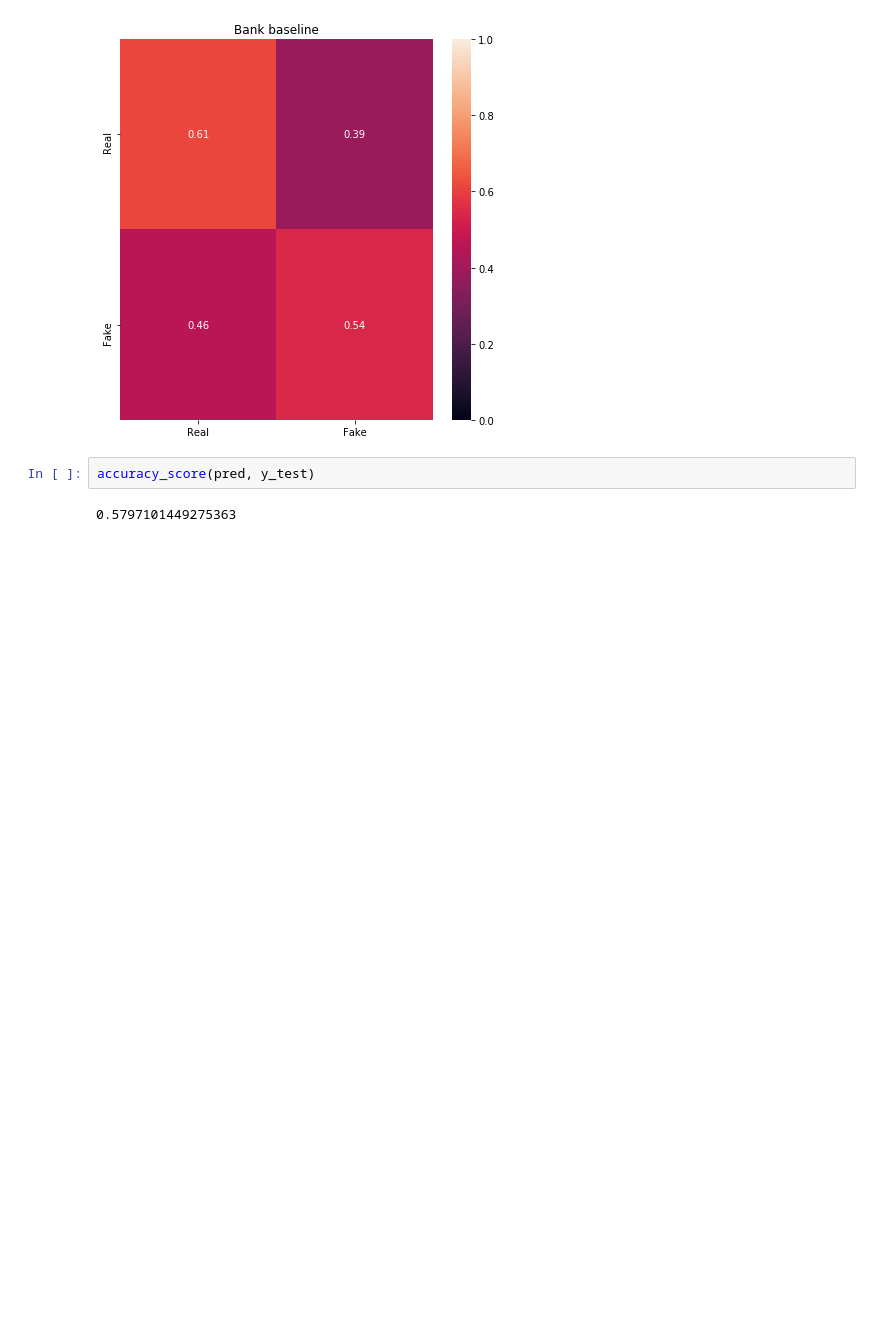
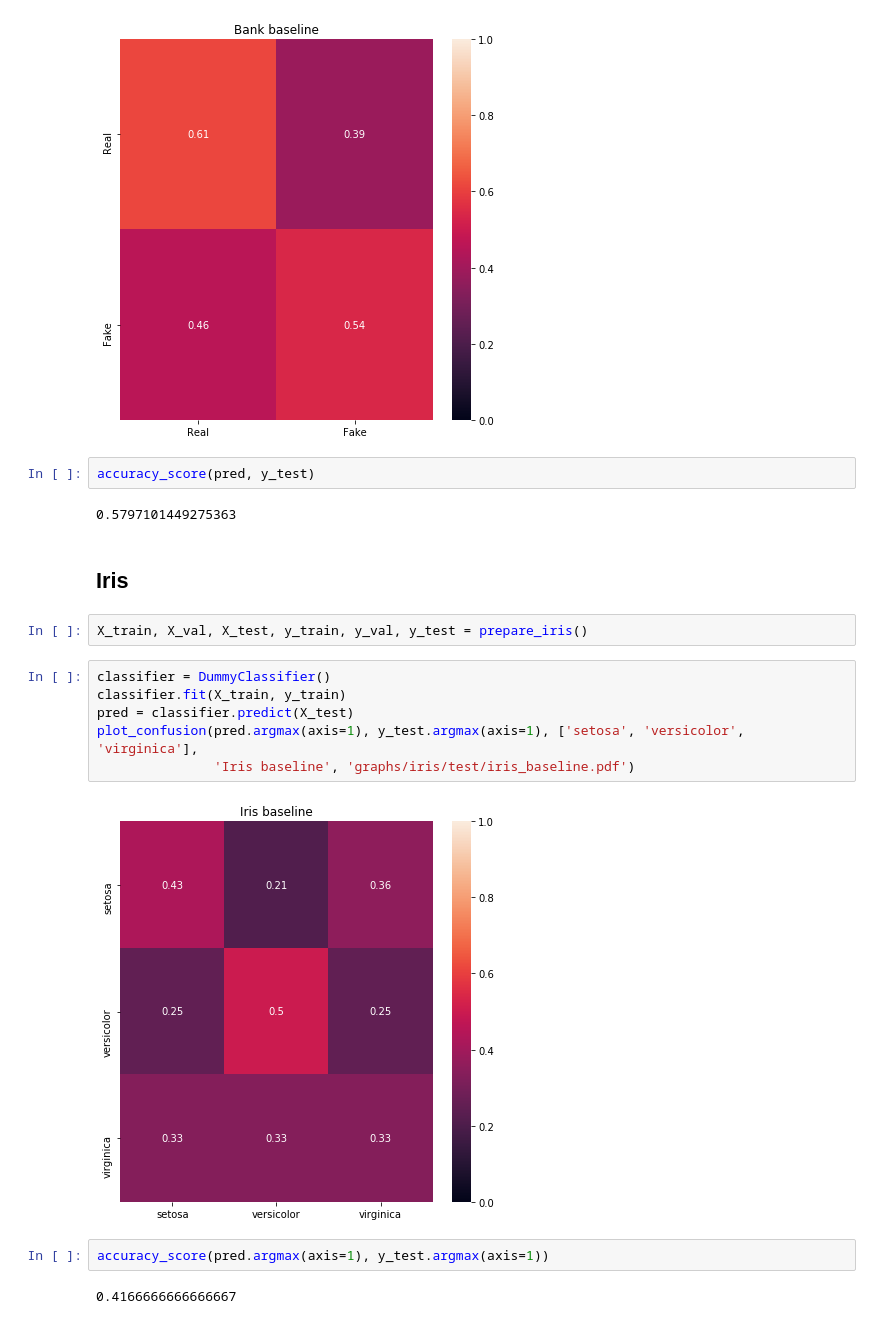
Before and after one commit to SimonMcDonnell/Dissertation, a Jupyter notebook: baseline_models.ipynb, the cells around one changed output. Cells and saved outputs as stored; diff of their text form; blank space fills up the shorter version.

Commit message:
Experiments done for iris dataset including baseline

```diff
--- a/baseline_models.ipynb
+++ b/baseline_models.ipynb
@@ -91,3 +91,19 @@ plot_confusion(pred, y_test, ['Real', 'Fake'], 'Bank baseline', 'graphs/bank/tes
 accuracy_score(pred, y_test)
 # %% [output]
 0.5797101449275363
+# %% [markdown]
+## Iris
+# %%
+X_train, X_val, X_test, y_train, y_val, y_test = prepare_iris()
+# %%
+classifier = DummyClassifier()
+classifier.fit(X_train, y_train)
+pred = classifier.predict(X_test)
+plot_confusion(pred.argmax(axis=1), y_test.argmax(axis=1), ['setosa', 'versicolor', 'virginica'],
+               'Iris baseline', 'graphs/iris/test/iris_baseline.pdf')
+# %% [output]
+[figure, added]
+# %%
+accuracy_score(pred.argmax(axis=1), y_test.argmax(axis=1))
+# %% [output]
+0.4166666666666667
```
Also changed, not shown: parts of 1 cell of this notebook, 16 other files.
